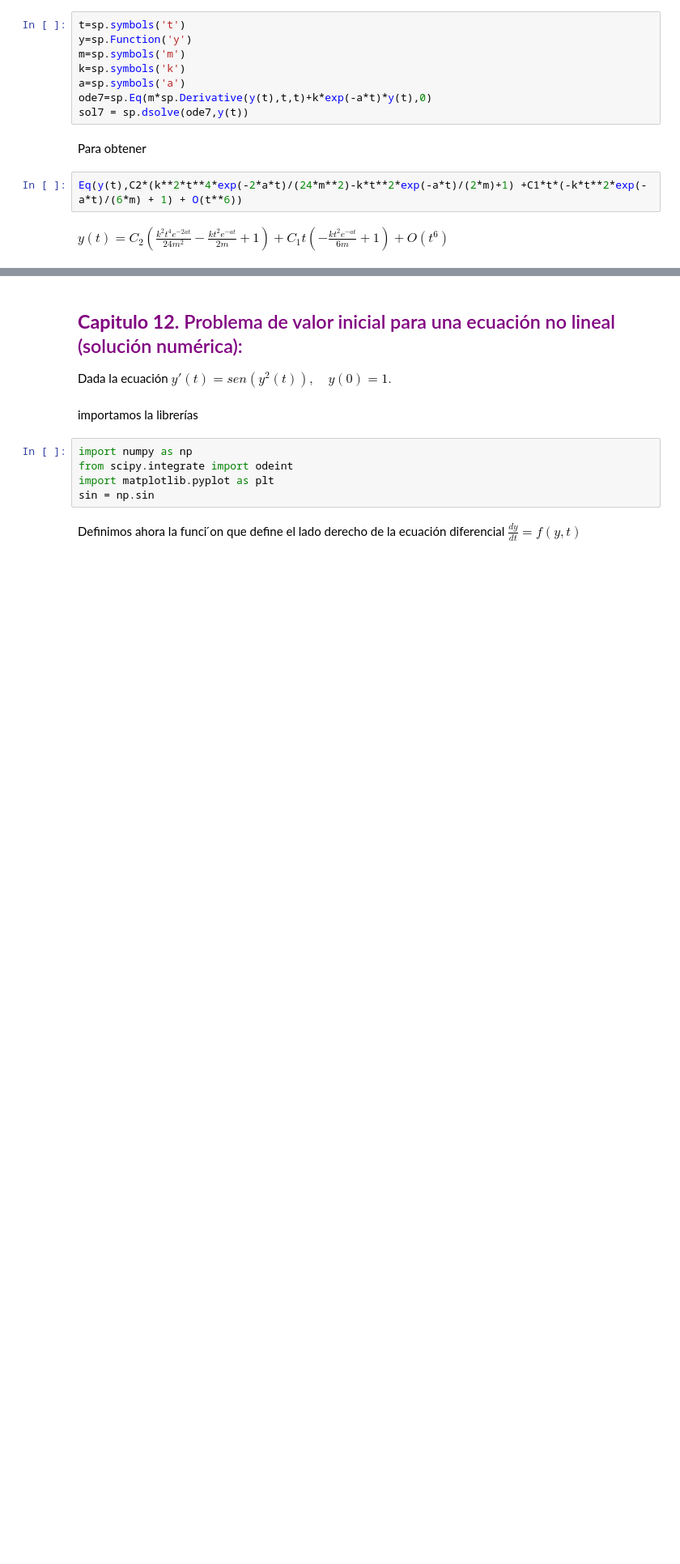
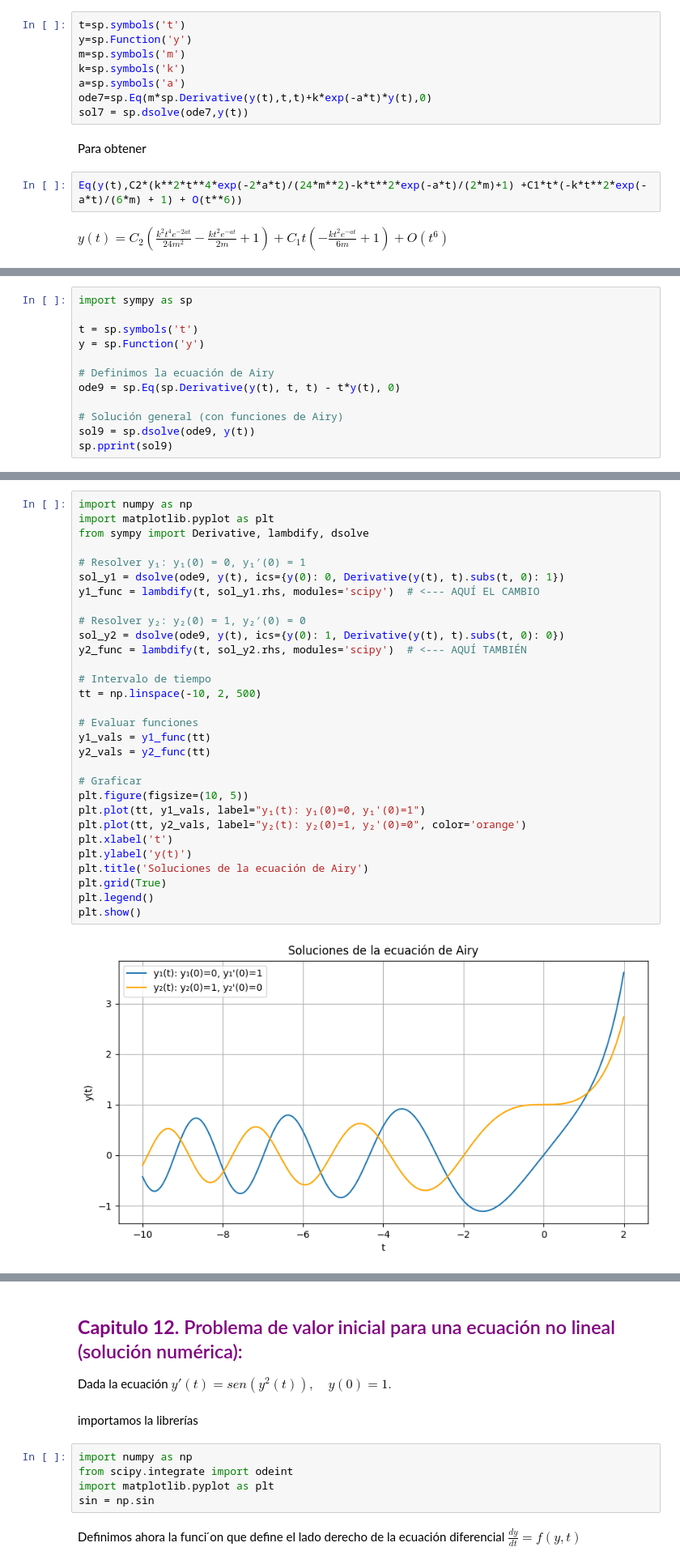
Before and after one commit to Annette-1/Ecuaciones_Diferenciales_Parciales, a Jupyter notebook: Sympy.ipynb, the cells around one changed output, grey strips where cells are left out. Shown at 81% size. Cells and saved outputs as stored; diff of their text form; blank space fills up the shorter version.

```diff
--- a/Sympy.ipynb
+++ b/Sympy.ipynb
@@ -165,0 +326,12 @@ $\displaystyle y{\left(t \right)} = C_{2} \left(\frac{k^{2} t^{4} e^{- 2 a t}}{2
+# %%
+import sympy as sp
+
+t = sp.symbols('t')
+y = sp.Function('y')
+
+# Definimos la ecuación de Airy
+ode9 = sp.Eq(sp.Derivative(y(t), t, t) - t*y(t), 0)
+
+# Solución general (con funciones de Airy)
+sol9 = sp.dsolve(ode9, y(t))
+sp.pprint(sol9)
@@ -165,0 +397,32 @@ $\displaystyle y{\left(t \right)} = C_{2} \left(\frac{k^{2} t^{4} e^{- 2 a t}}{2
+# %%
+import numpy as np
+import matplotlib.pyplot as plt
+from sympy import Derivative, lambdify, dsolve
+
+# Resolver y₁: y₁(0) = 0, y₁′(0) = 1
+sol_y1 = dsolve(ode9, y(t), ics={y(0): 0, Derivative(y(t), t).subs(t, 0): 1})
+y1_func = lambdify(t, sol_y1.rhs, modules='scipy')  # <--- AQUÍ EL CAMBIO
+
+# Resolver y₂: y₂(0) = 1, y₂′(0) = 0
+sol_y2 = dsolve(ode9, y(t), ics={y(0): 1, Derivative(y(t), t).subs(t, 0): 0})
+y2_func = lambdify(t, sol_y2.rhs, modules='scipy')  # <--- AQUÍ TAMBIÉN
+
+# Intervalo de tiempo
+tt = np.linspace(-10, 2, 500)
+
+# Evaluar funciones
+y1_vals = y1_func(tt)
+y2_vals = y2_func(tt)
+
+# Graficar
+plt.figure(figsize=(10, 5))
+plt.plot(tt, y1_vals, label="y₁(t): y₁(0)=0, y₁'(0)=1")
+plt.plot(tt, y2_vals, label="y₂(t): y₂(0)=1, y₂'(0)=0", color='orange')
+plt.xlabel('t')
+plt.ylabel('y(t)')
+plt.title('Soluciones de la ecuación de Airy')
+plt.grid(True)
+plt.legend()
+plt.show()
+# %% [output]
+[figure, added]
```
Also changed, not shown: parts of 23 cells of this notebook.
